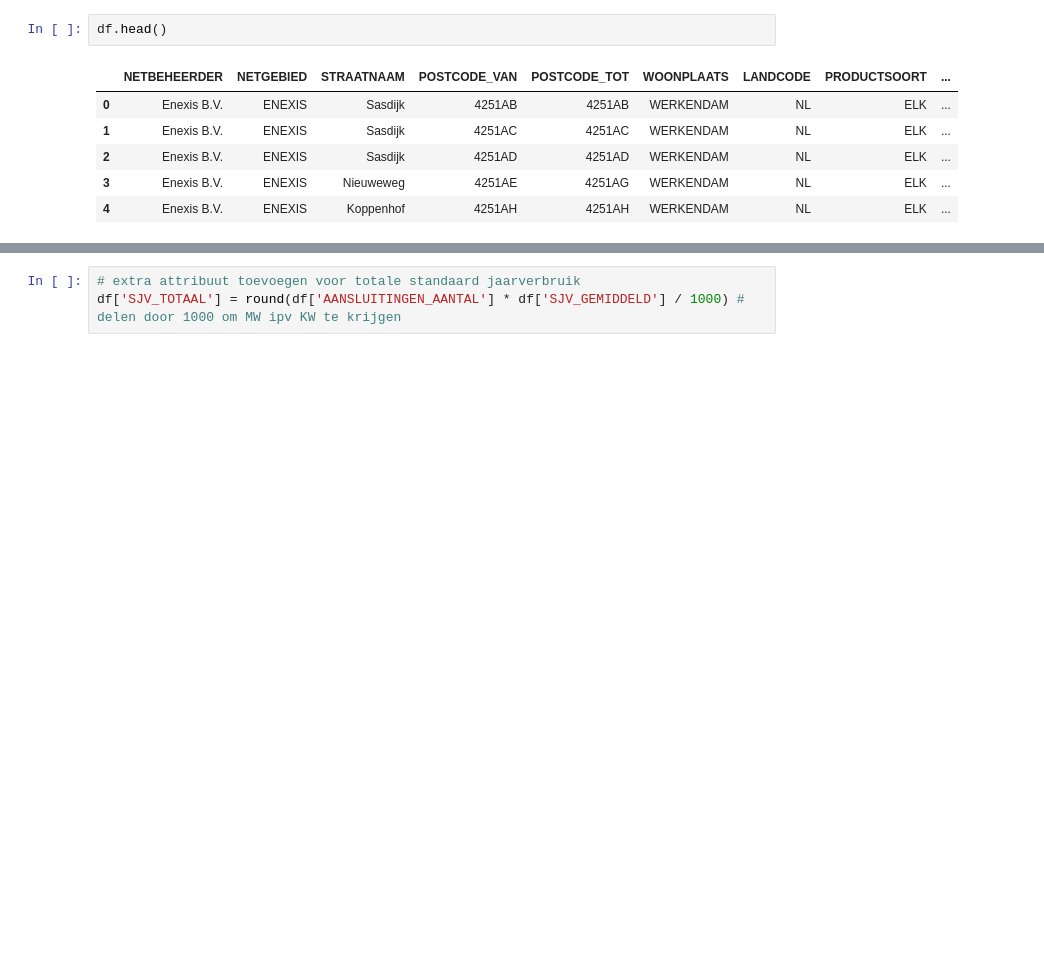
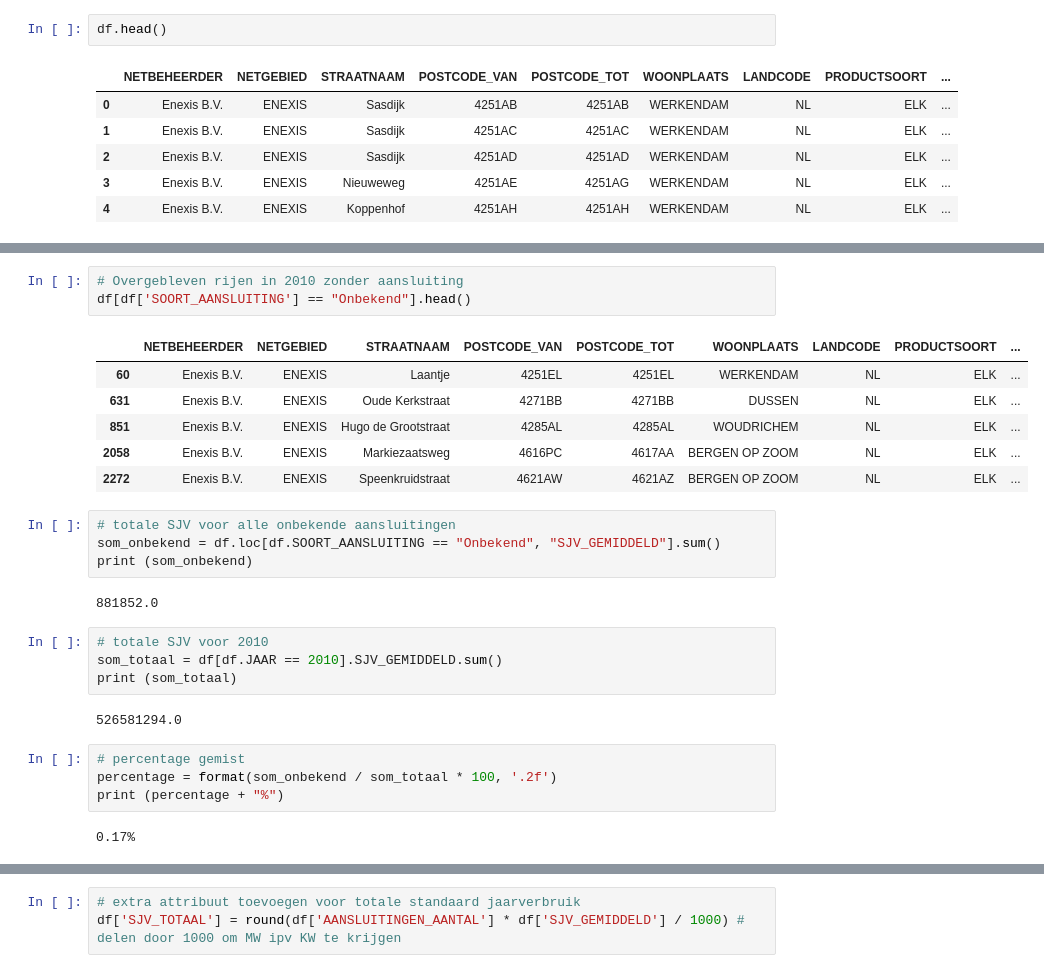
Before and after one commit to processminery/jads_enexis, a Jupyter notebook: notebooks/Enexis Kleinverbruikgegevens dataset.ipynb, the cells around one changed output, grey strips where cells are left out. Drawn from its saved outputs; the diff is of its cells as text; blank space fills up the shorter version.

```diff
--- a/notebooks/Enexis Kleinverbruikgegevens dataset.ipynb
+++ b/notebooks/Enexis Kleinverbruikgegevens dataset.ipynb
@@ -101,3 +258,31 @@ df.head()
+# %%
+# Overgebleven rijen in 2010 zonder aansluiting
+df[df['SOORT_AANSLUITING'] == "Onbekend"].head()
+# %% [output]
+|  | NETBEHEERDER | NETGEBIED | STRAATNAAM | POSTCODE_VAN | POSTCODE_TOT | WOONPLAATS | LANDCODE | PRODUCTSOORT | ... |
+| 60 | Enexis B.V. | ENEXIS | Laantje | 4251EL | 4251EL | WERKENDAM | NL | ELK | ... |
+| 631 | Enexis B.V. | ENEXIS | Oude Kerkstraat | 4271BB | 4271BB | DUSSEN | NL | ELK | ... |
+| 851 | Enexis B.V. | ENEXIS | Hugo de Grootstraat | 4285AL | 4285AL | WOUDRICHEM | NL | ELK | ... |
+| 2058 | Enexis B.V. | ENEXIS | Markiezaatsweg | 4616PC | 4617AA | BERGEN OP ZOOM | NL | ELK | ... |
+| 2272 | Enexis B.V. | ENEXIS | Speenkruidstraat | 4621AW | 4621AZ | BERGEN OP ZOOM | NL | ELK | ... |
+# %%
+# totale SJV voor alle onbekende aansluitingen
+som_onbekend = df.loc[df.SOORT_AANSLUITING == "Onbekend", "SJV_GEMIDDELD"].sum()
+print (som_onbekend)
+# %% [output]
+881852.0
+# %%
+# totale SJV voor 2010
+som_totaal = df[df.JAAR == 2010].SJV_GEMIDDELD.sum()
+print (som_totaal)
+# %% [output]
+526581294.0
+# %%
+# percentage gemist
+percentage = format(som_onbekend / som_totaal * 100, '.2f')
+print (percentage + "%")
+# %% [output]
+0.17%
 # %%
 df.info()
 # %% [output]
```
Also changed, not shown: parts of 18 cells of this notebook, 1 other file.
